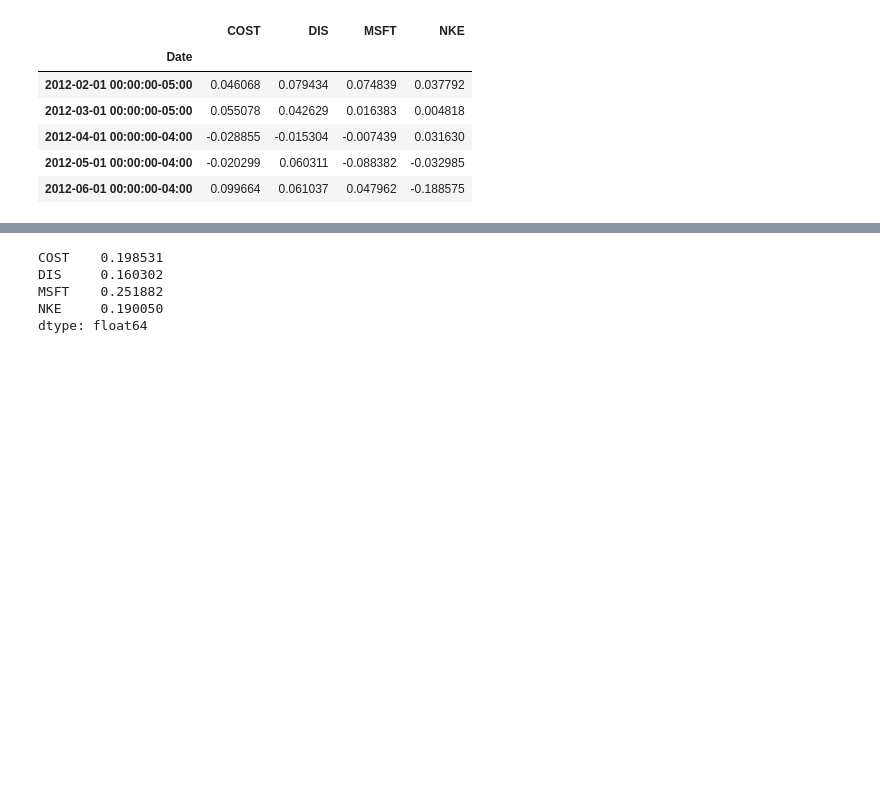
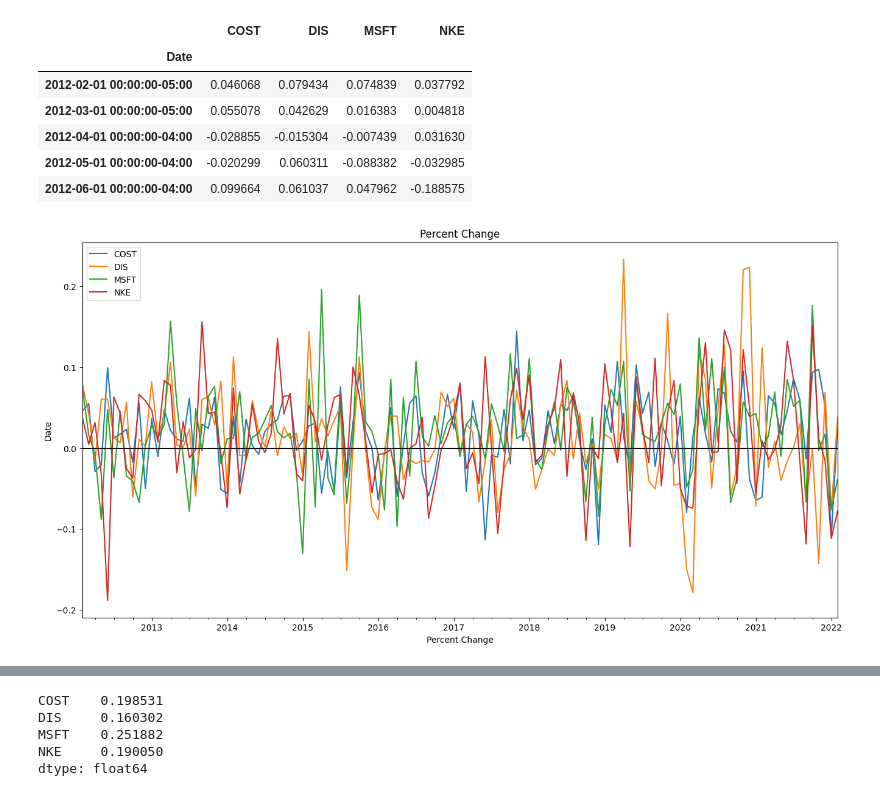
Before and after one commit to Terraform05/MVO, a Jupyter notebook: MVO.ipynb, the cells around one changed output, grey strips where cells are left out. Drawn from its saved outputs; the diff is of its cells as text; code cells hidden in the pictures; blank space fills up the shorter version.

```diff
--- a/MVO.ipynb
+++ b/MVO.ipynb
@@ -63,3 +86,18 @@ df_pct_change.head()
 | 2012-04-01 00:00:00-04:00 | -0.028855 | -0.015304 | -0.007439 | 0.031630 |
 | 2012-05-01 00:00:00-04:00 | -0.020299 | 0.060311 | -0.088382 | -0.032985 |
 | 2012-06-01 00:00:00-04:00 | 0.099664 | 0.061037 | 0.047962 | -0.188575 |
+# %%
+#matplotlib
+ax = df_pct_change.plot(title = 'Percent Change', figsize=(16, 8), ax = None)
+ax.set_xlabel('Percent Change')
+ax.set_ylabel('Date')
+ax.axhline(y=0, color = 'black')
+ax.legend(loc='upper left')
+plt.show()
+
+#plotly
+fig = px.line(df_pct_change, title = 'Percent Change')
+fig.update_layout(xaxis_title='Date', yaxis_title='Percent Change',showlegend=True, template='seaborn')
+fig.show()
+# %% [output]
+[figure, added]
```
Also changed, not shown: parts of 8 cells of this notebook, 1 other file.
